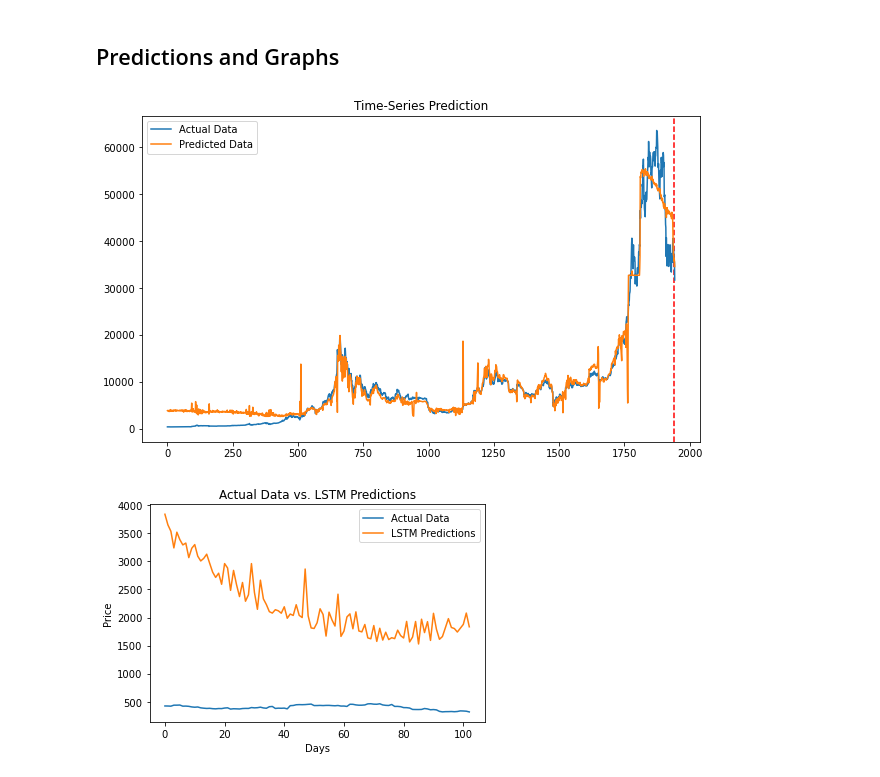
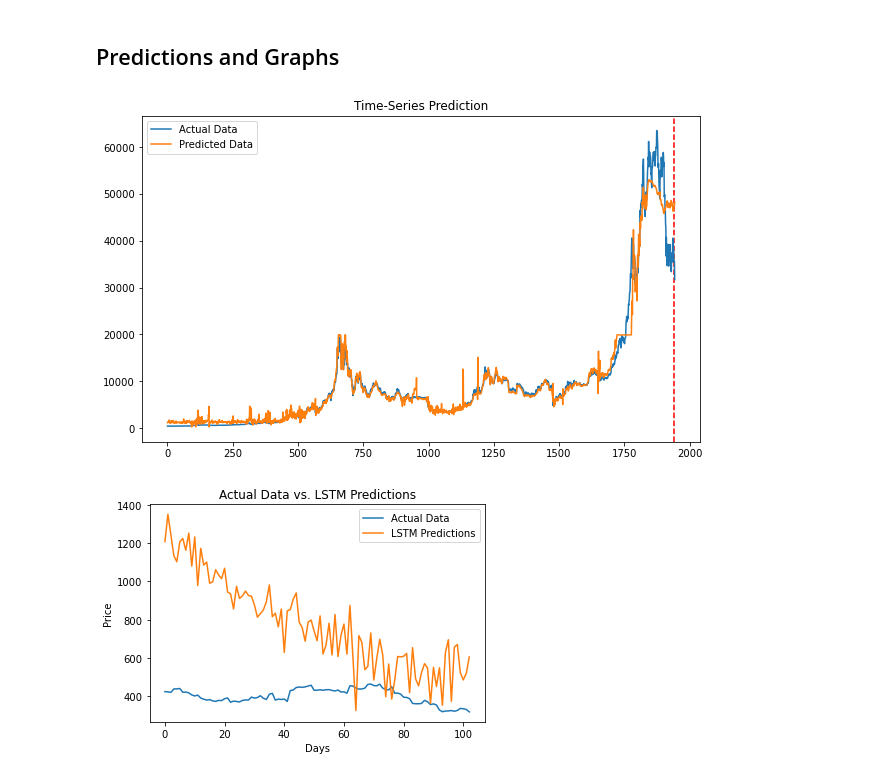
Before and after one commit to spa542/DSCI-490, a Jupyter notebook: src/LSTM Model Prediction Tashman.ipynb, the cells around one changed output. Saved outputs shown, nothing was run; the diff lists cells and outputs as text; code cells hidden in the pictures.

```diff
--- a/src/LSTM Model Prediction Tashman.ipynb
+++ b/src/LSTM Model Prediction Tashman.ipynb
@@ -186,17 +186,17 @@ second_start_limit = round(percentage_push*train_test_size)
 print(f'The second training set is from {second_start_limit} to {2*start_limit}')
 print(f'The third training set is from {2*second_start_limit} to {train_test_size}')
 
-X_test_1 = X_test[:,:start_limit,:]
-print(X_test_1.shape)
-X_test_2 = X_test[:,second_start_limit:2*start_limit,:]
-print(X_test_2.shape)
-X_test_3 = X_test[:,2*second_start_limit:train_test_size,:]
-print(X_test_3.shape)
+# X_test_1 = X_test[:,:start_limit,:]
+# print(X_test_1.shape)
+# X_test_2 = X_test[:,second_start_limit:2*start_limit,:]
+# print(X_test_2.shape)
+# X_test_3 = X_test[:,2*second_start_limit:train_test_size,:]
+# print(X_test_3.shape)
 
 # Now we need to convert our test and training sets into tensors, which are like numpy arrays but are used
 # in pytorch
 X_train_tensors = Variable(torch.Tensor(X_train))
-X_test_tensors = Variable(torch.Tensor(X_test_1))
+X_test_tensors = Variable(torch.Tensor(X_test))
 
 y_train_tensors = Variable(torch.Tensor(y_train))
 y_test_tensors = Variable(torch.Tensor(y_test))
@@ -261,13 +261,18 @@ input_size = 5 # number of features
 hidden_size = 2 # number of features in hidden state
 num_layers = 1 # number of stacked lstm layers
 
-num_classes = test_test_size # number of output classes
+num_classes = test_test_size # number of output classes (Amount of data we are predicting outwards)
 
-lstm = LSTM(num_classes, input_size, hidden_size, num_layers)
+# Set up the 3 training periods
+lstm_first_class = LSTM(num_classes, input_size, hidden_size, num_layers)
+lstm_second_class = LSTM(num_classes, input_size, hidden_size, num_layers)
+lstm_third_class = LSTM(num_classes, input_size, hidden_size, num_layers)
 
 # Here we will use MSE (Mean Squared Error) as our loss function, this can be changed to an absolute error to be
 # in accordance with Tashman method
 loss_fn = torch.nn.MSELoss()    # mean-squared error for regression
-optimiser = torch.optim.Adam(lstm.parameters(), lr=learning_rate)
+optimiser_1 = torch.optim.Adam(lstm_first_class.parameters(), lr=learning_rate)
+optimiser_2 = torch.optim.Adam(lstm_second_class.parameters(), lr=learning_rate)
+optimiser_3 = torch.optim.Adam(lstm_third_class.parameters(), lr=learning_rate)
 # %%
 # Train here
@@ -302,34 +334,34 @@ df_X_ss, df_y_mm = split_sequences(df_X_ss, df_y_mm, train_test_size, test_test_
 df_X_ss = Variable(torch.Tensor(df_X_ss))
 df_y_mm = Variable(torch.Tensor(df_y_mm))
 # reshaping the dataset
 df_X_ss = torch.reshape(df_X_ss, (df_X_ss.shape[0], df_X_ss.shape[1], df_X_ss.shape[2]))
 
-train_predict = lstm(df_X_ss) # forward pass
+train_predict = lstm_first_class(df_X_ss) # forward pass
 data_predict = train_predict.data.numpy() # numpy conversion
 dataY_plot = df_y_mm.data.numpy()
 
 data_predict = mm.inverse_transform(data_predict) # reverse transformation
 dataY_plot = mm.inverse_transform(dataY_plot)
 true, preds = [], []
 for i in range(len(dataY_plot)):
     true.append(dataY_plot[i][0])
 for i in range(len(data_predict)):
     preds.append(data_predict[i][0])
 
 # Plotting the first graph
 plot_big_picture_time_series_predictions(true, preds, train_test_cutoff)
 
-test_predict = lstm(X_test_tensors_final[-1].unsqueeze(0)) # get the last sample
+test_predict = lstm_first_class(X_test_tensors_final[-1].unsqueeze(0)) # get the last sample
 test_predict = test_predict.detach().numpy()
 test_predict = mm.inverse_transform(test_predict)
 test_predict = test_predict[0].tolist()
 
 test_target = y_test_tensors[-1].detach().numpy() # last sample again
 test_target = mm.inverse_transform(test_target.reshape(1, -1))
 test_target = test_target[0].tolist()
 
 # Plotting the second graph
 plot_small_picture_predicted_days(test_target, test_predict)
 # %% [output]
-[figure, old version]
+[figure, new version]
-[figure, old version]
+[figure, new version]
```
Also changed, not shown: parts of 4 cells of this notebook.
